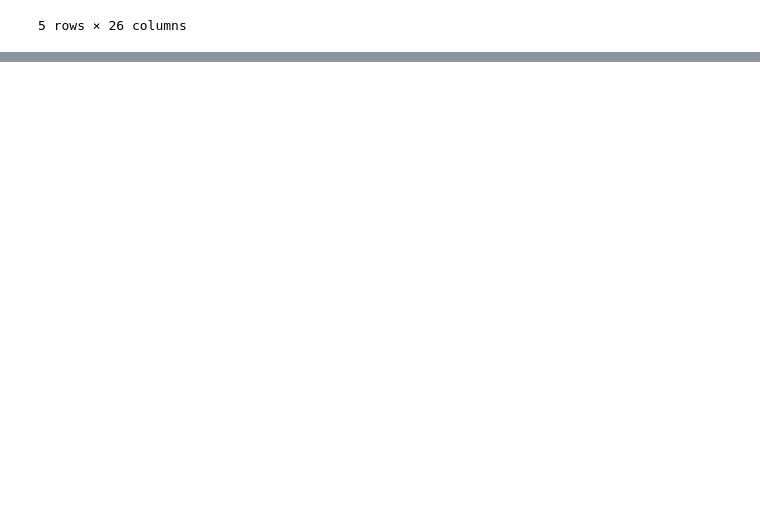
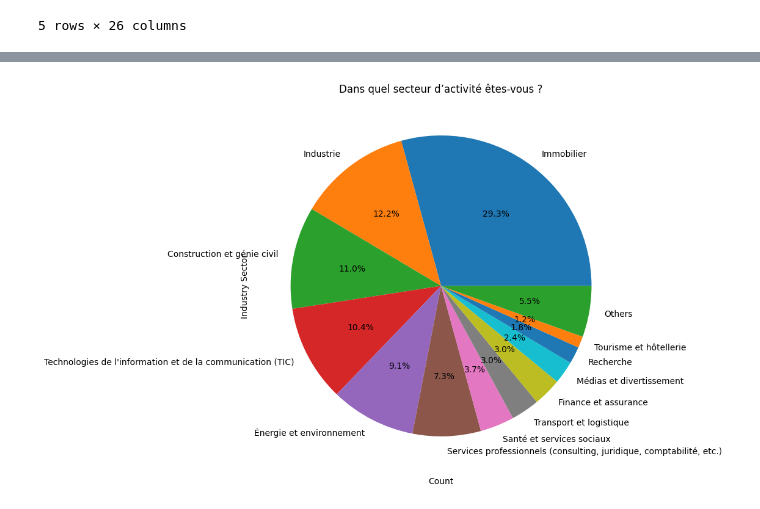
Before and after one commit to QuentinDstl/survey_adoption_by_employees, a Jupyter notebook: src/main.ipynb, the cells around one changed output, grey strips where cells are left out. Saved outputs shown, nothing was run; the diff lists cells and outputs as text; code cells hidden in the pictures; blank space fills up the shorter version.

Commit message:
feat: first graphs on data

```diff
--- a/src/main.ipynb
+++ b/src/main.ipynb
@@ -59,3 +65,17 @@ df_survey.head()
 | 3 | 06/05/2024 14:46:37 | Femme | 25-35 ans | Immobilier | Investissement | Un peu familier | Non | ... |
 | 4 | 06/05/2024 15:07:09 | Homme | 25-35 ans | Immobilier | Finance/Comptabilité | Oui, très familier | Non | ... |
 5 rows × 26 columns
+# %%
+# if % is less than 1% then it will be combined into 'Others'
+def plot_pie(column, title, xlabel, ylabel):
+  grah_df = df_survey[column].value_counts(normalize=True)
+  others_sum = grah_df[grah_df <= 0.01].sum()
+  grah_df = grah_df[grah_df > 0.01]
+  if others_sum > 0:
+    grah_df['Others'] = others_sum
+  plt.figure(figsize=(12, 8))
+  grah_df.plot(kind='pie', autopct='%1.1f%%')
+  plt.title(title)
+  plt.xlabel(xlabel)
+  plt.ylabel(ylabel)
+  plt.show()
@@ -61,0 +92,4 @@ df_survey.head()
+# %%
+plot_pie('industry_sector', 'Dans quel secteur d’activité êtes-vous ?', 'Count', 'Industry Sector')
+# %% [output]
+[figure, added]
```
Also changed, not shown: parts of 29 cells of this notebook.
